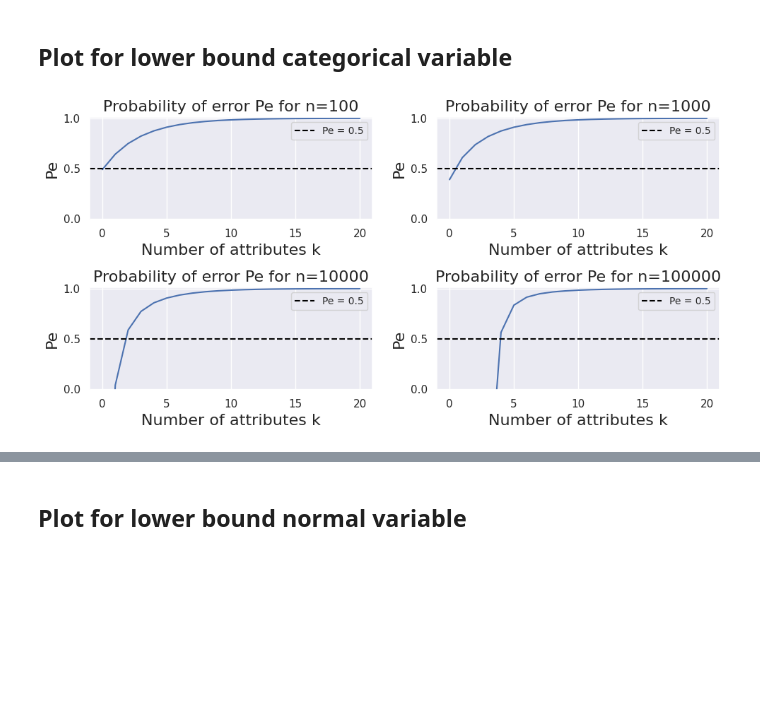
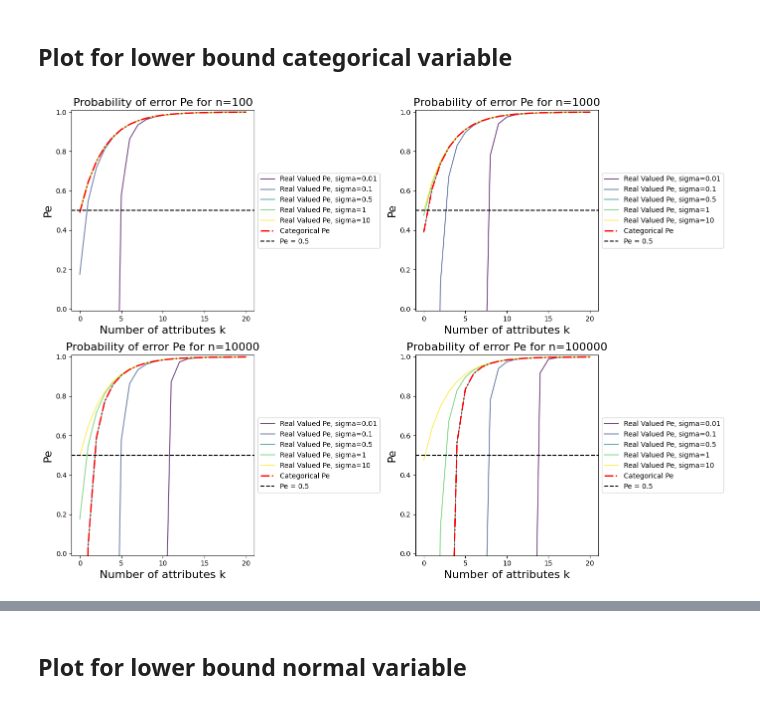
Before and after one commit to geometric-intelligence/bop, a Jupyter notebook: probability_of_error.ipynb, the cells around one changed output, grey strips where cells are left out. Saved outputs shown, nothing was run; the diff lists cells and outputs as text; code cells hidden in the pictures; blank space fills up the shorter version.

Commit message:
Adding laplacian values

```diff
--- a/probability_of_error.ipynb
+++ b/probability_of_error.ipynb
@@ -96,17 +122,26 @@ def plot_lower_bound_normal(ax, n):
 ## Plot for lower bound categorical variable
 # %%
 # Create the figure and axes for subplots
-fig, axes = plt.subplots(nrows=2, ncols=2, figsize=(10, 5))
+fig, axes = plt.subplots(nrows=2, ncols=2, figsize=(14, 10))  # Adjusted figsize for more room
 
-# Plot for n=100, n=1000, and n=10000 on separate subplots
-n_values = [100, 1000, 10 ** 4, 10 ** 5, 10 ** 6, 10 ** 7]
+# Plot for different values of n on separate subplots
+n_values = [100, 1000, 10**4, 10**5]
 for i in range(2):
     for j in range(2):
-        n = n_values[2*i + j]
-        plot_lower_bound_categorical(axes[i, j], n)
+        n = n_values[2 * i + j]
+        ax = axes[i, j]
+
+        # Plot the normal lower bounds first
+        plot_lower_bound_normal(ax, n)
+
+        # Plot the categorical lower bounds last, so they are on top
+        plot_lower_bound_categorical(ax, n, color='red')
+
+        # Add legend to each subplot on the right side
+        ax.legend(fontsize=10, loc='center left', bbox_to_anchor=(1, 0.5))
 
 # Adjust layout and display the plot
 plt.tight_layout()
 plt.show()
 # %% [output]
-[figure, old version]
+[figure, new version]
```
Also changed, not shown: parts of 5 cells of this notebook.
